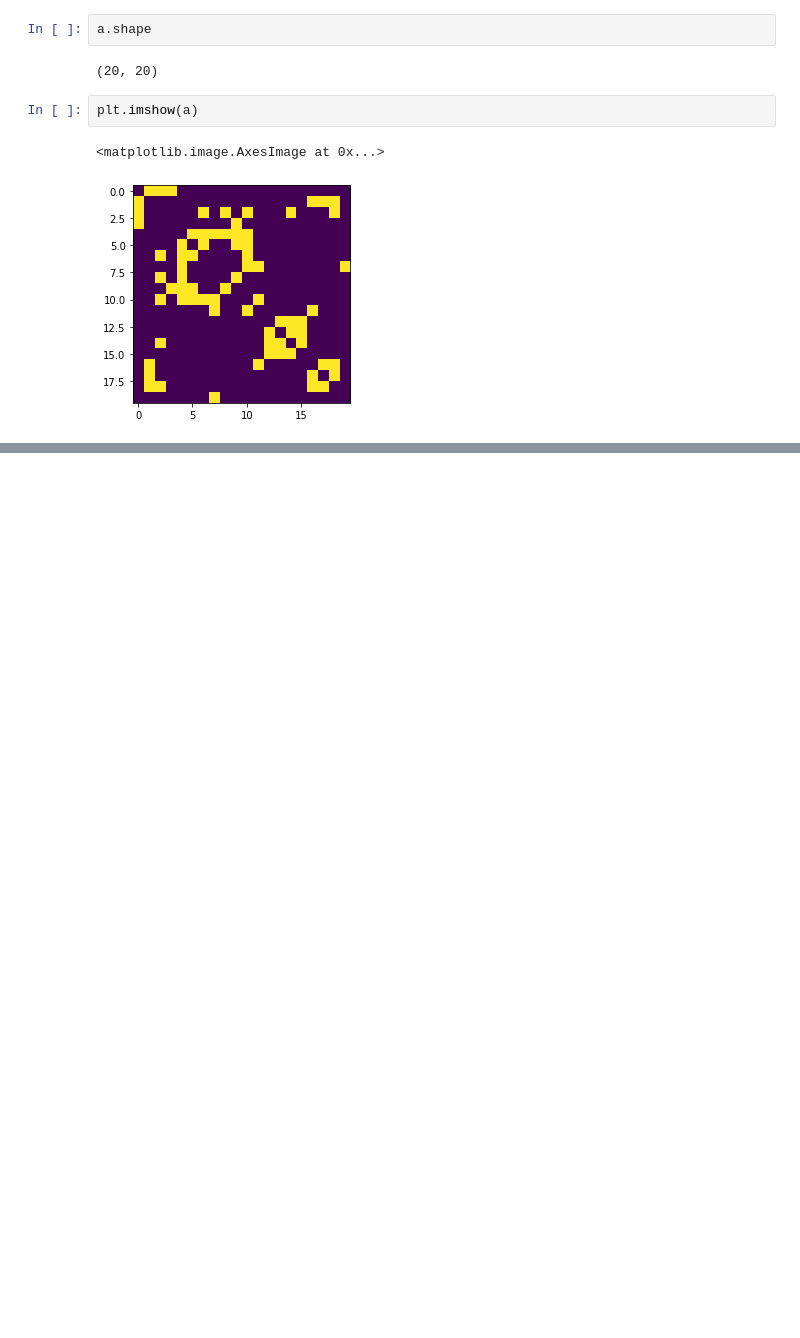
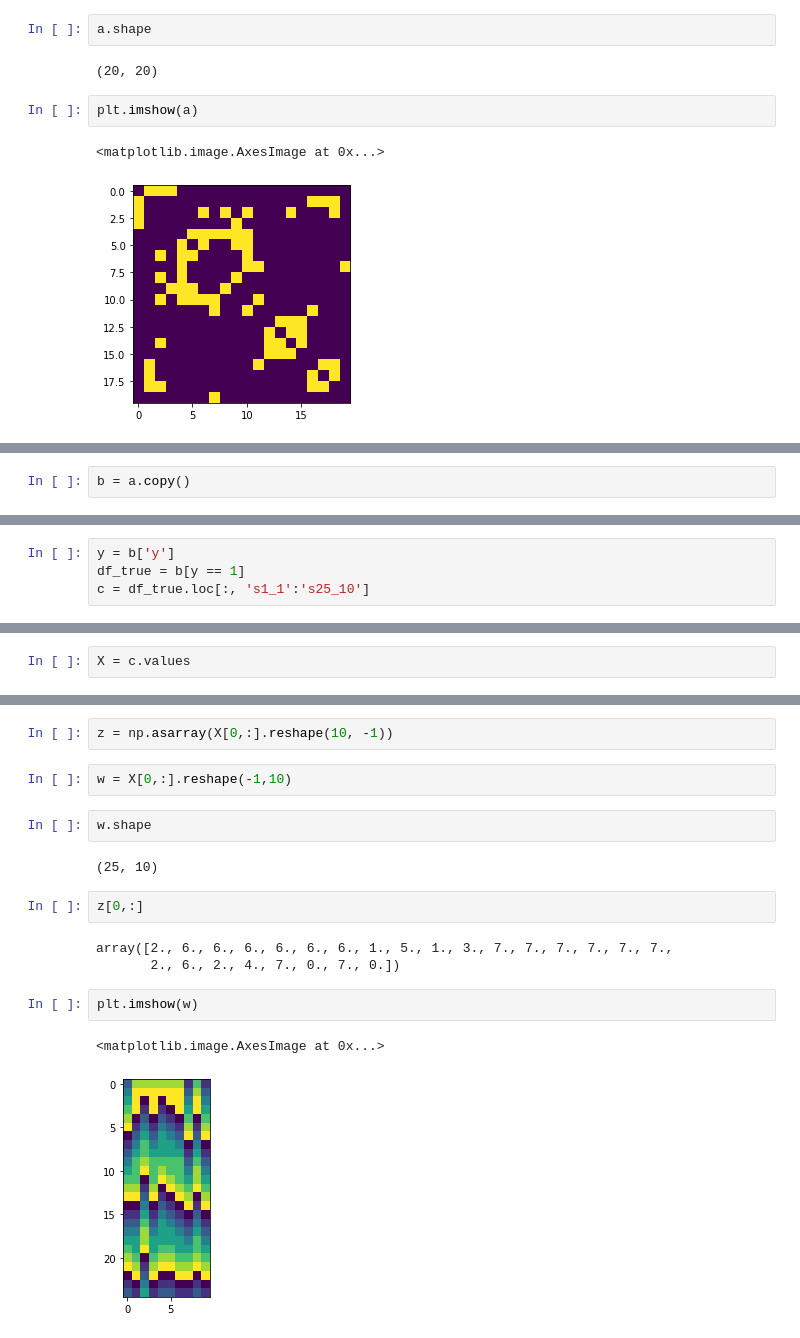
Before and after one commit to BryaneX455/reu2022, a Jupyter notebook: network_sampling_ex.ipynb, the cells around one changed output, grey strips where cells are left out. Saved outputs shown, nothing was run; the diff lists cells and outputs as text; blank space fills up the shorter version.

```diff
--- a/network_sampling_ex.ipynb
+++ b/network_sampling_ex.ipynb
@@ -397,0 +415,2 @@ plt.imshow(a)
+# %%
+b = a.copy()
@@ -397,0 +458,4 @@ plt.imshow(a)
+# %%
+y = b['y']
+df_true = b[y == 1]
+c = df_true.loc[:, 's1_1':'s25_10']
@@ -397,0 +478,2 @@ plt.imshow(a)
+# %%
+X = c.values
@@ -397,0 +493,18 @@ plt.imshow(a)
+# %%
+z = np.asarray(X[0,:].reshape(10, -1))
+# %%
+w = X[0,:].reshape(-1,10)
+# %%
+w.shape
+# %% [output]
+(25, 10)
+# %%
+z[0,:]
+# %% [output]
+array([2., 6., 6., 6., 6., 6., 6., 1., 5., 1., 3., 7., 7., 7., 7., 7., 7.,
+       2., 6., 2., 4., 7., 0., 7., 0.])
+# %%
+plt.imshow(w)
+# %% [output]
+<matplotlib.image.AxesImage at 0x...>
+[figure, added]
```
Also changed, not shown: parts of 12 cells of this notebook, 3 other files.
